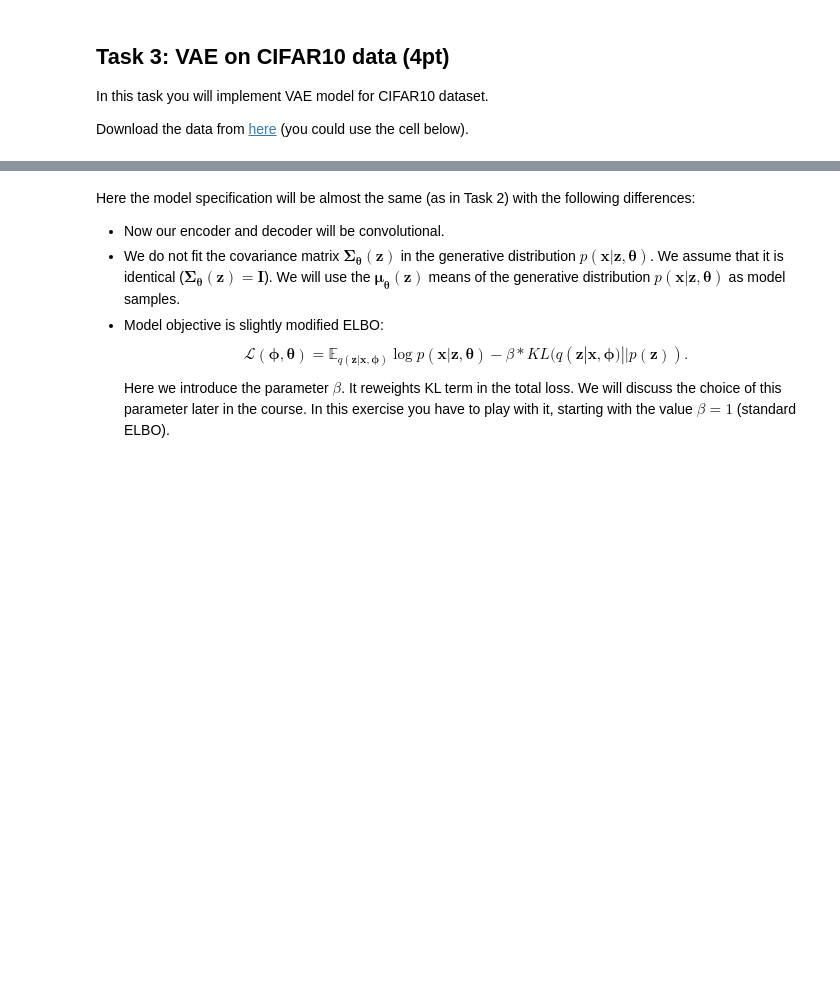
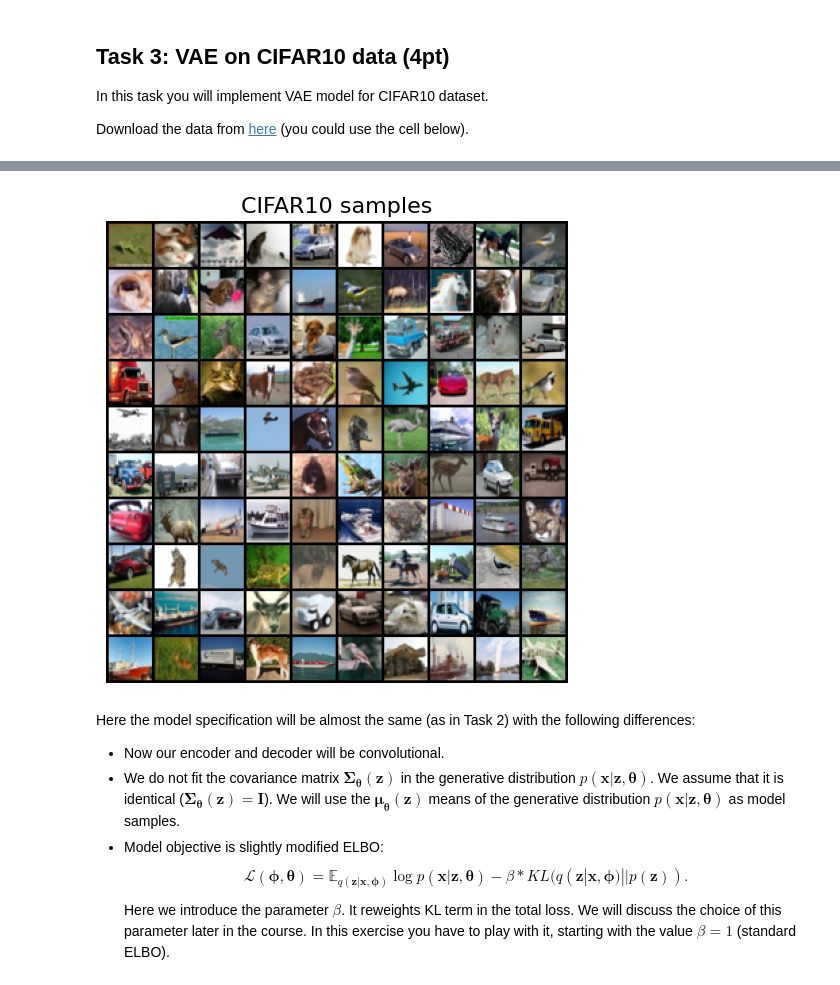
Before and after one commit to gregkseno/dgm-course, a Jupyter notebook: hw3.ipynb, the cells around one changed output, grey strips where cells are left out. Saved outputs shown, nothing was run; the diff lists cells and outputs as text; code cells hidden in the pictures; blank space fills up the shorter version.

```diff
--- a/hw3.ipynb
+++ b/hw3.ipynb
@@ -506,6 +603,8 @@ Download the data from [here](https://drive.google.com/file/d/1FZcV8Mm91fiXm2jFn
 # %%
-train_data, test_data = load_pickle('/content/cifar10.pkl', flatten=False, binarize=False)
+train_data, test_data = load_pickle('content/cifar10.pkl', flatten=False, binarize=False)
 visualize_images(train_data, 'CIFAR10 samples')
+# %% [output]
+[figure, added]
 # %% [markdown]
 Here the model specification will be almost the same (as in Task 2) with the following differences:
 * Now our encoder and decoder will be convolutional.
```
Also changed, not shown: parts of 13 cells of this notebook.
